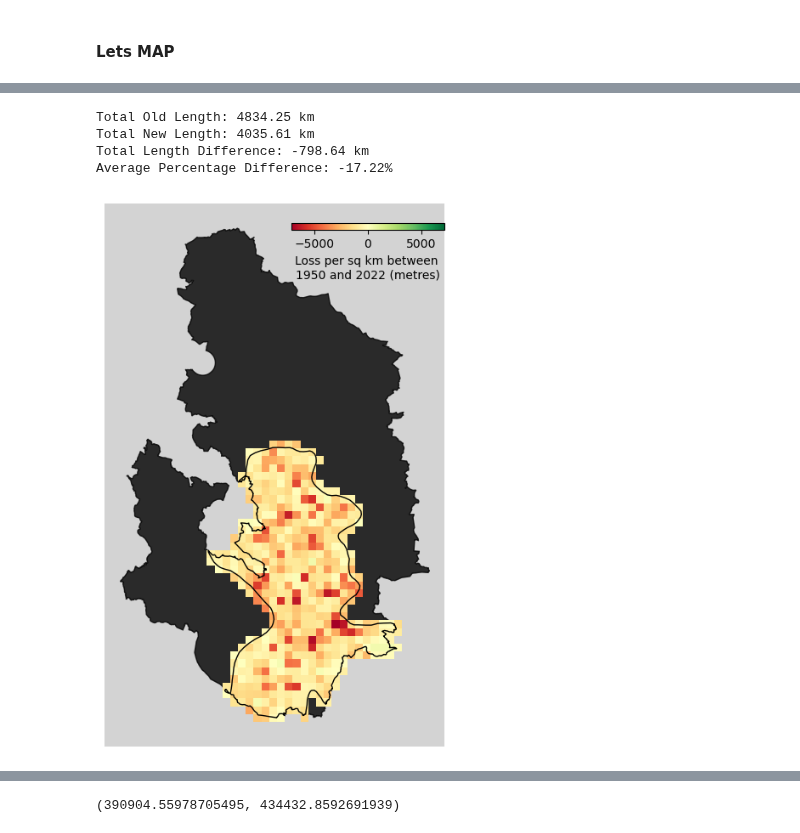
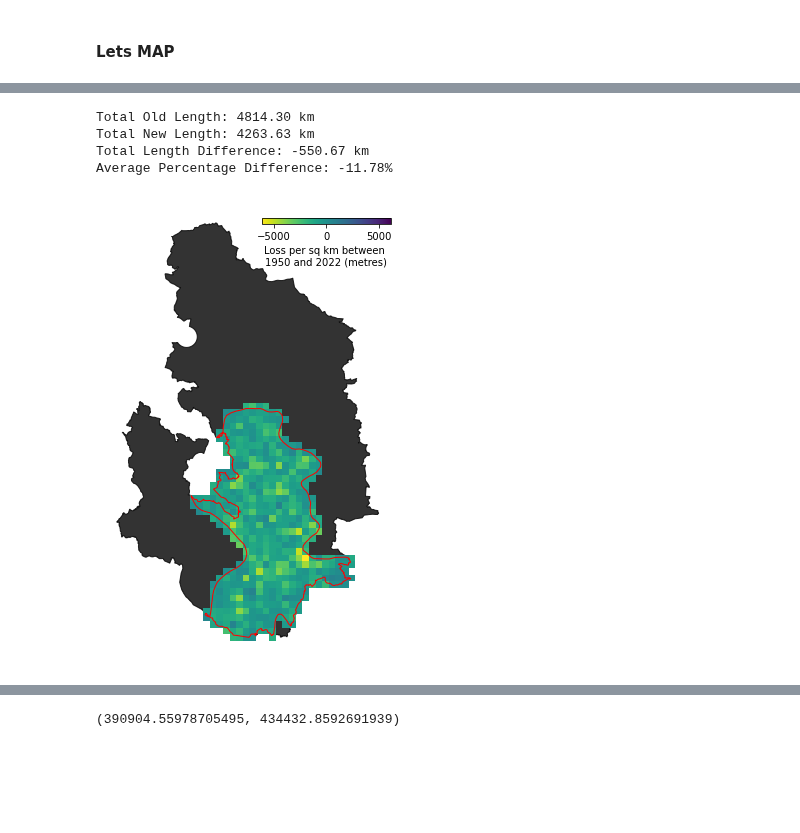
Before and after one commit to pdnpa/cnn-boundaries, a Jupyter notebook: notebooks/label-analysis.ipynb, the cells around one changed output, grey strips where cells are left out. Drawn from its saved outputs; the diff is of its cells as text; code cells hidden in the pictures; blank space fills up the shorter version.

```diff
--- a/notebooks/label-analysis.ipynb
+++ b/notebooks/label-analysis.ipynb
@@ -180,6 +175,6 @@ DriverError: ../content/1950-corridors/1950-corridors.shp: No such file or direc
 # %%
 # check its worked
-df = gpd.read_file("../content/example_data/osgrid_with_lengths.shp")
+df = gpd.read_file("../content/1950-corridors/osgrid_with_lengths.shp")
 # df = gpd.read_file(("../content/1950-corridors/osgrid_with_lengths.shp"))
 # Add 'diff_len' column as the difference between 'new_len' and 'old_len'
 df['diff_len'] = df['new_len'] - df['old_len']
@@ -206,16 +201,17 @@ print(f"Total New Length: {total_new_len_km:.2f} km")
 print(f"Total Length Difference: {total_diff_len_km:.2f} km")
 print(f"Average Percentage Difference: {average_perc_diff:.2f}%")
 
-# Optional: Save the modified GeoDataFrame with new columns
-# df.to_file("../content/1950-corridors/osgrid_with_lengths.shp")
+#Optional: Save the modified GeoDataFrame with new columns
+df.to_file("../content/1950-corridors/osgrid_with_lengths.shp")
 # %% [output]
-Total Old Length: 4834.25 km
-Total New Length: 4035.61 km
-Total Length Difference: -798.64 km
-Average Percentage Difference: -17.22%
+Total Old Length: 4814.30 km
+Total New Length: 4263.63 km
+Total Length Difference: -550.67 km
+Average Percentage Difference: -11.78%
 # %%
 from mpl_toolkits.axes_grid1 import make_axes_locatable
 
+df = gpd.read_file("../content/1950-corridors/osgrid_with_lengths.shp")
 PLOT_PDNP_OUTLINE = True
 PLOT_WP_OUTLINE = True
 
@@ -229,40 +225,41 @@ cax = fig.add_subplot(gs_cbar[0])
 
 # Plot the DataFrame
 max_abs_val = np.max(np.abs(df['diff_len']))
-df.plot(column='diff_len', ax=ax_map, cmap='RdYlGn',
+df.plot(column='diff_len', ax=ax_map, cmap='viridis_r',
         vmin=-1 * max_abs_val, vmax=max_abs_val)  # Choose a colormap
 
 # Generate colorbar
 plt.colorbar(ax_map.collections[0], cax=cax, orientation='horizontal')
 cax.set_xlabel("Loss per sq km between \n1950 and 2022 (metres)")
 
 #PDNP outline
-path_pd_outline = "/Users/t.vanderplas/Library/CloudStorage/OneDrive-TheAlanTuringInstitute/data/peak_district/National_Park/National_Park.shp"
+path_pd_outline = "../content/pdnp_boundary/National_Parks_(England)___Natural_England.shp"
 path_nca_outline = '../content/nca_areas/National_Character_Areas___Natural_England.shp'
 gdf_pd_outline = gpd.read_file(path_pd_outline)
+gdf_pd_outline = gdf_pd_outline[gdf_pd_outline['NAME'] =='PEAK DISTRICT']
 if PLOT_PDNP_OUTLINE:
-    gdf_pd_outline.plot(ax=ax_map, facecolor='k', edgecolor='k', alpha=0.8, zorder=-1)
+    gdf_pd_outline.plot(ax=ax_map, facecolor='black', edgecolor='black', alpha=0.8, zorder=-1)
 
 gdf_nca_outlines = gpd.read_file(path_nca_outline)
 gdf_wp_outline = gdf_nca_outlines[gdf_nca_outlines['NCA_Name'] == 'White Peak']
 gdf_wp_outline = gpd.clip(gdf_wp_outline, gdf_pd_outline)
 if PLOT_WP_OUTLINE:
-    gdf_wp_outline.plot(ax=ax_map, facecolor='none', edgecolor='k')
+    gdf_wp_outline.plot(ax=ax_map, facecolor='none', edgecolor='red')
 
 x_lims = ax_map.get_xlim()
 y_lims = ax_map.get_ylim()
 
 ## add gray background
-ax_map.set_facecolor('lightgray')
+ax_map.set_facecolor('white')
 
 
 ## hide axes and ticks
 for sp in ['top', 'bottom', 'right', 'left']:
     ax_map.spines[sp].set_visible(False)
 ax_map.set_xticks([])
 ax_map.set_yticks([])
 
 plt.tight_layout()  # Adjust the layout to fit everything
 plt.show()
 # %% [output]
-[figure, old version]
+[figure, new version]
```
Also changed, not shown: parts of 5 cells of this notebook.
